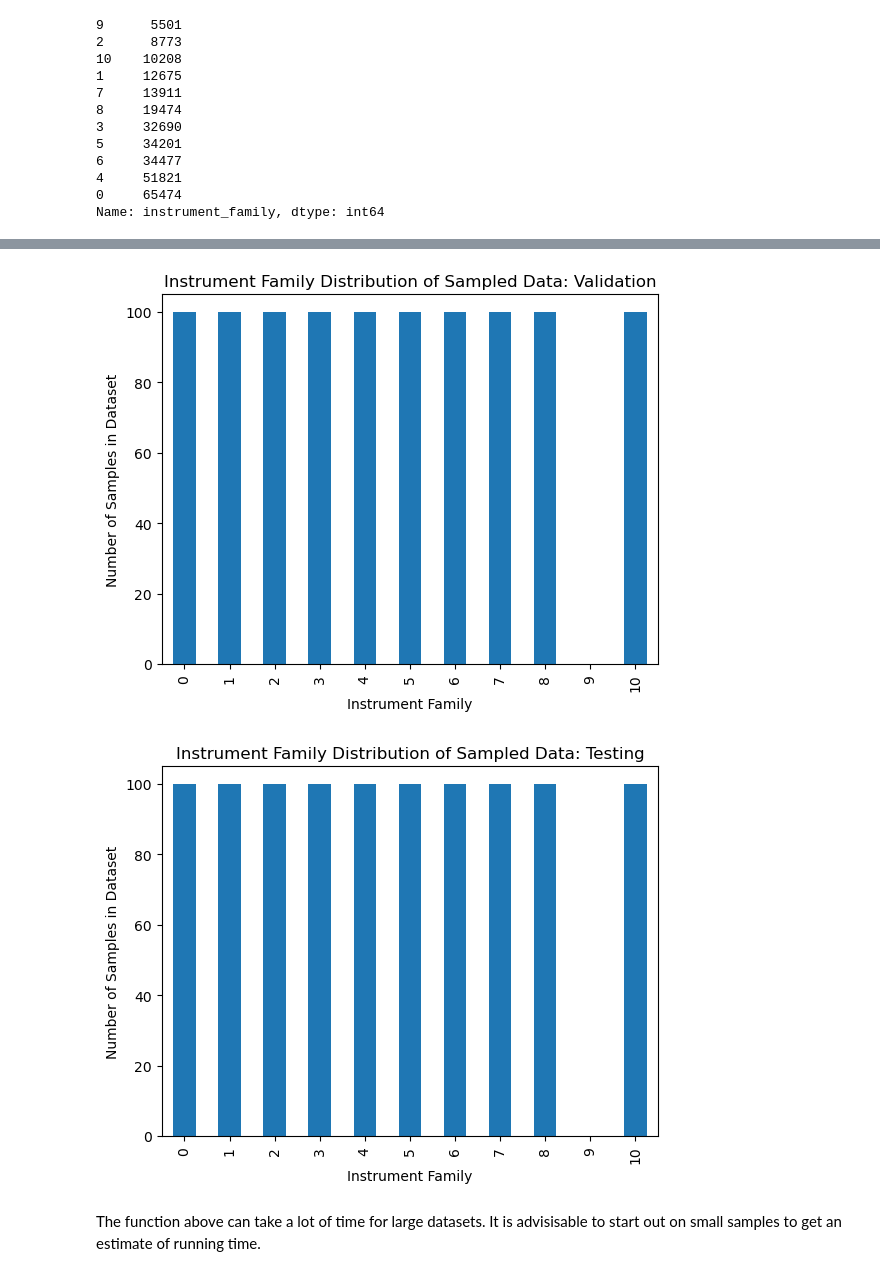
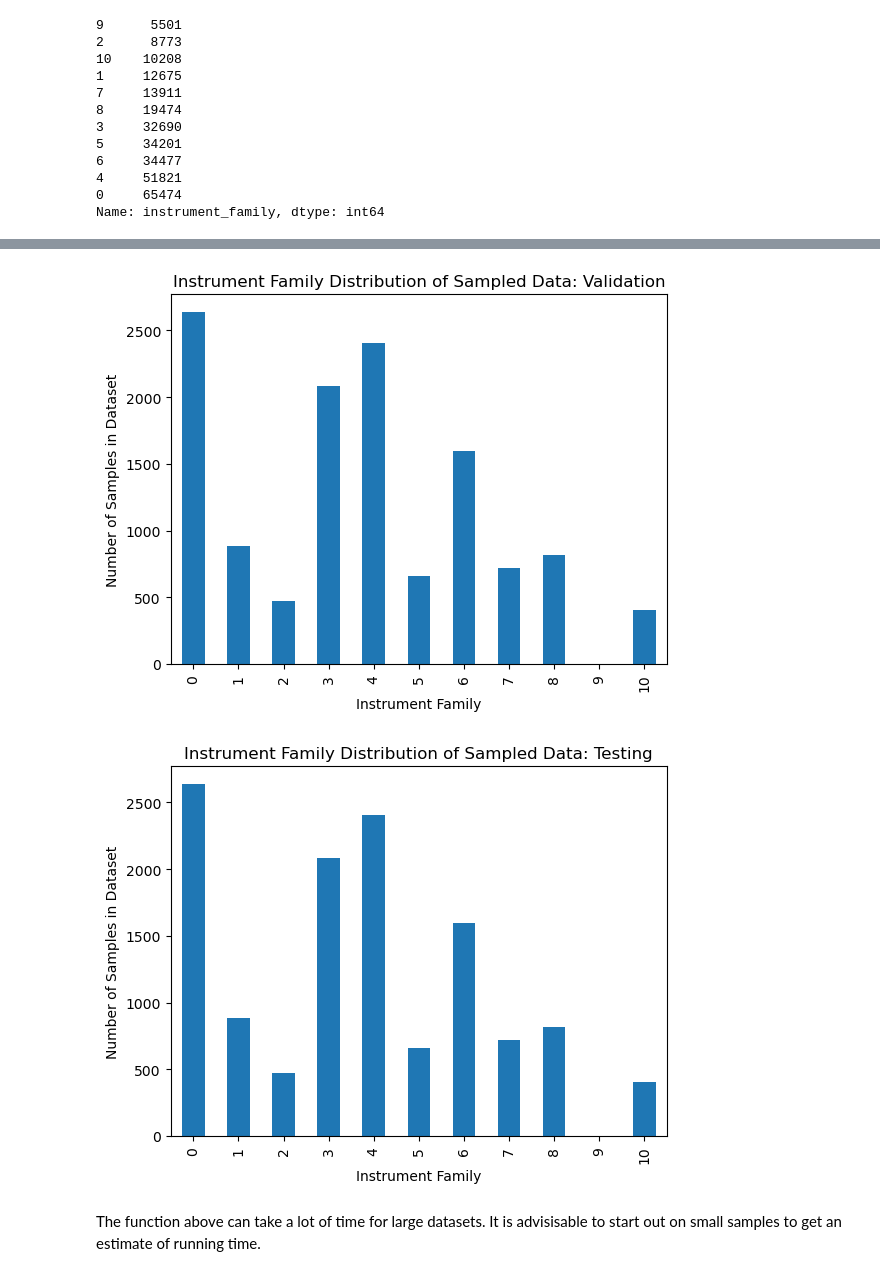
Before and after one commit to mariechu3/CS229Nsynth, a Jupyter notebook: Data_Wrangling.ipynb, the cells around one changed output, grey strips where cells are left out. Drawn from its saved outputs; the diff is of its cells as text; code cells hidden in the pictures.

Commit message:
added larger data sampling pickles

```diff
--- a/Data_Wrangling.ipynb
+++ b/Data_Wrangling.ipynb
@@ -87,28 +87,28 @@ with open('DataWrangling/filenames_train.pickle', 'wb') as f:
     pickle.dump(filenames_train, f)
 # %%
 #extract the filenames from the validation dataset
-df_valid_raw = pd.read_json(path_or_buf='/Users/mariechu/Desktop/ML/final/nsynth/nsynth-valid/examples.json', orient='index')
+df_valid = pd.read_json(path_or_buf='/Users/mariechu/Desktop/ML/final/nsynth/nsynth-valid/examples.json', orient='index')
 
-#Sample n files
-df_valid_sample=df_valid_raw.groupby('instrument_family', as_index=False, #group by instrument family
-                               group_keys=False).apply(lambda df: df.sample(100)) #number of samples
-#drop the synth_lead from the validation dataset
-df_valid_sample= df_valid_sample[df_valid_sample['instrument_family']!=9]
+# #Sample n files
+# df_valid_sample=df_valid_raw.groupby('instrument_family', as_index=False, #group by instrument family
+#                                group_keys=False).apply(lambda df: df.sample(100)) #number of samples
+# #drop the synth_lead from the validation dataset
+# df_valid_sample= df_valid_sample[df_valid_sample['instrument_family']!=9]
 
 #save the validation file index as list
-filenames_valid = df_valid_sample.index.tolist()
+filenames_valid = df_valid.index.tolist()
 
 #save the list to a pickle file
-with open('DataWrangling/filenames_valid.pickle', 'wb') as f:
+with open('DataWrangling/filenames_valid_large.pickle', 'wb') as f:
     pickle.dump(filenames_valid, f)
 # %%
 #Display instrument distrution
-df_valid_sample['instrument_family'].value_counts().reindex(np.arange(0,len(n_class_train), 1)).plot(kind = 'bar')
+df_valid['instrument_family'].value_counts().reindex(np.arange(0,len(n_class_train), 1)).plot(kind = 'bar')
 plt.title("Instrument Family Distribution of Sampled Data: Validation")
 plt.xlabel('Instrument Family')
 plt.ylabel('Number of Samples in Dataset')
 plt.show()
 # %% [output]
-[figure, old version]
+[figure, new version]
 # %%
 #extract the filenames from the testing dataset
@@ -128,13 +128,13 @@ with open('DataWrangling/filenames_test.pickle', 'wb') as f:
     pickle.dump(filenames_test, f)
 # %%
 #Display instrument distrution
-df_valid_sample['instrument_family'].value_counts().reindex(np.arange(0,len(n_class_train), 1)).plot(kind = 'bar')
+df_valid['instrument_family'].value_counts().reindex(np.arange(0,len(n_class_train), 1)).plot(kind = 'bar')
 plt.title("Instrument Family Distribution of Sampled Data: Testing")
 plt.xlabel('Instrument Family')
 plt.ylabel('Number of Samples in Dataset')
 plt.show()
 # %% [output]
-[figure, old version]
+[figure, new version]
 # %%
 def feature_extract(file, dataset):
     """
```
Also changed, not shown: parts of 5 cells of this notebook, 3 other files.
